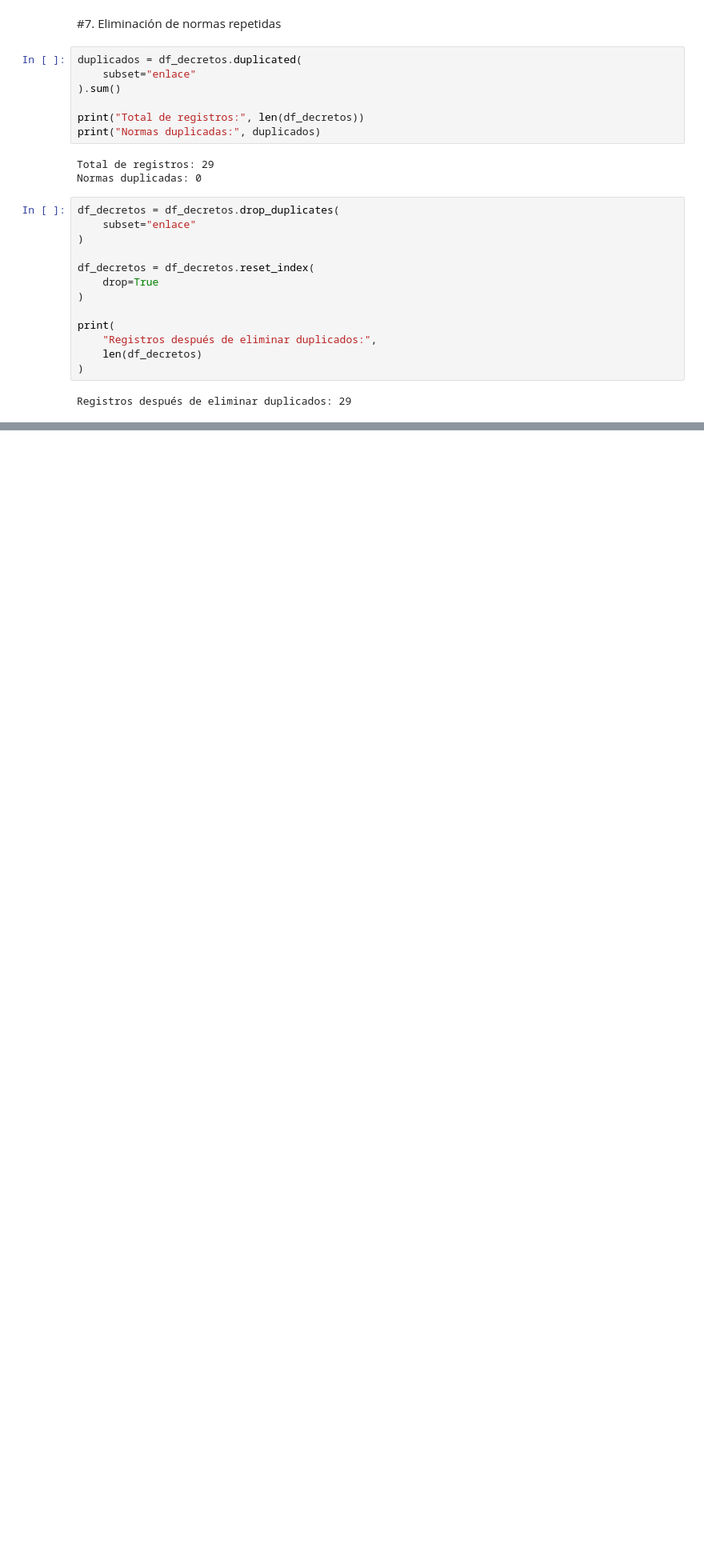
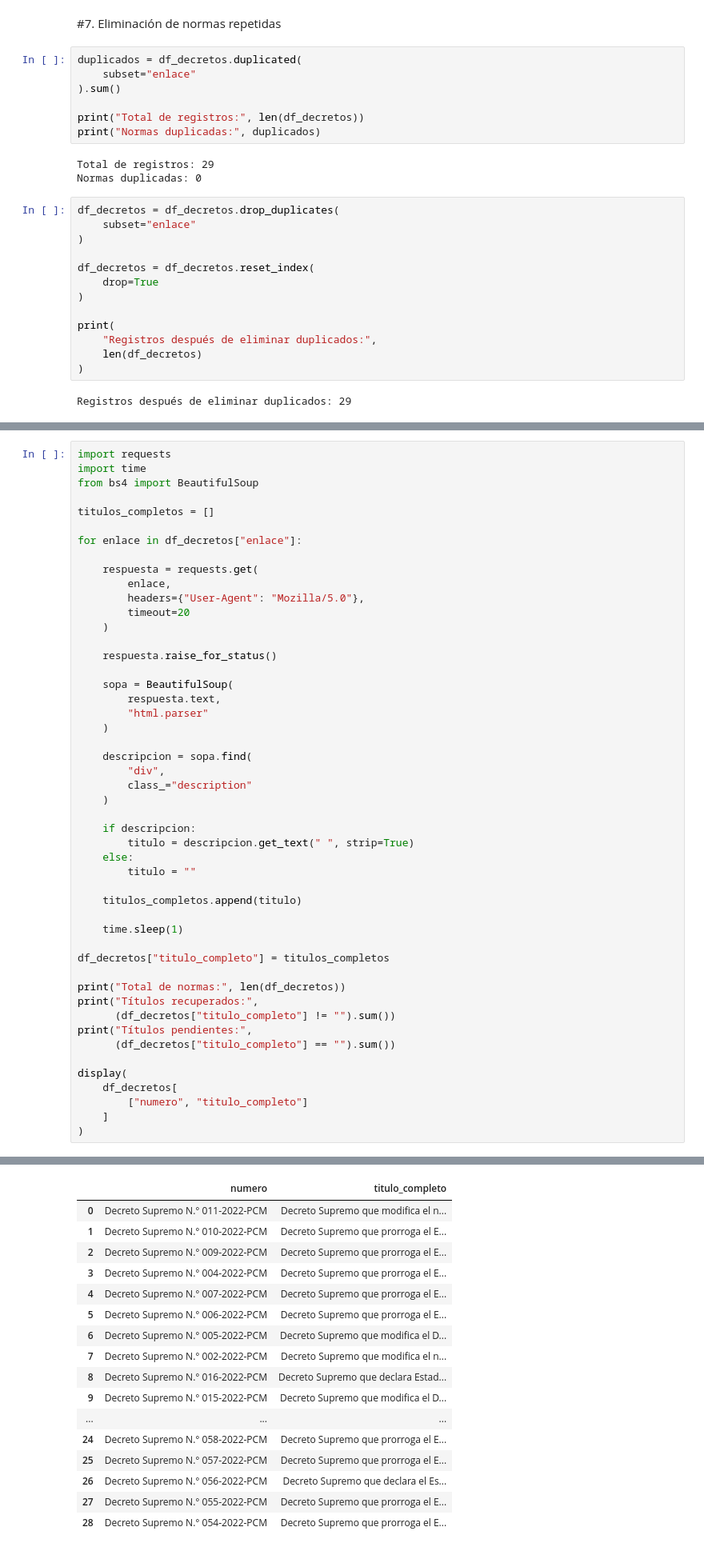
Before and after one commit to vguardiaf/qlabpucp-group5, a Jupyter notebook: assignment_2/scraping_emergencias.ipynb, the cells around one changed output, grey strips where cells are left out. Shown at 80% size. Cells and saved outputs as stored; diff of their text form; blank space fills up the shorter version.

```diff
--- a/assignment_2/scraping_emergencias.ipynb
+++ b/assignment_2/scraping_emergencias.ipynb
@@ -315,0 +360,50 @@ Registros después de eliminar duplicados: 29
+# %%
+import requests
+import time
+from bs4 import BeautifulSoup
+
+titulos_completos = []
+
+for enlace in df_decretos["enlace"]:
+
+    respuesta = requests.get(
+        enlace,
+        headers={"User-Agent": "Mozilla/5.0"},
+        timeout=20
+    )
+
+    respuesta.raise_for_status()
+
+    sopa = BeautifulSoup(
+        respuesta.text,
+        "html.parser"
+    )
+
+    descripcion = sopa.find(
+        "div",
+        class_="description"
+    )
+
+    if descripcion:
+        titulo = descripcion.get_text(" ", strip=True)
+    else:
+        titulo = ""
+
+    titulos_completos.append(titulo)
+
+    time.sleep(1)
+
+df_decretos["titulo_completo"] = titulos_completos
+
+print("Total de normas:", len(df_decretos))
+print("Títulos recuperados:",
+      (df_decretos["titulo_completo"] != "").sum())
+print("Títulos pendientes:",
+      (df_decretos["titulo_completo"] == "").sum())
+
+display(
+    df_decretos[
+        ["numero", "titulo_completo"]
+    ]
+)
+# %% [output]
@@ -315,0 +413,17 @@ Registros después de eliminar duplicados: 29
+|  | numero | titulo_completo |
+| 0 | Decreto Supremo N.° 011-2022-PCM | Decreto Supremo que modifica el n... |
+| 1 | Decreto Supremo N.° 010-2022-PCM | Decreto Supremo que prorroga el E... |
+| 2 | Decreto Supremo N.° 009-2022-PCM | Decreto Supremo que prorroga el E... |
+| 3 | Decreto Supremo N.° 004-2022-PCM | Decreto Supremo que prorroga el E... |
+| 4 | Decreto Supremo N.° 007-2022-PCM | Decreto Supremo que prorroga el E... |
+| 5 | Decreto Supremo N.° 006-2022-PCM | Decreto Supremo que prorroga el E... |
+| 6 | Decreto Supremo N.° 005-2022-PCM | Decreto Supremo que modifica el D... |
+| 7 | Decreto Supremo N.° 002-2022-PCM | Decreto Supremo que modifica el n... |
+| 8 | Decreto Supremo N.° 016-2022-PCM | Decreto Supremo que declara Estad... |
+| 9 | Decreto Supremo N.° 015-2022-PCM | Decreto Supremo que modifica el D... |
+| ... | ... | ... |
+| 24 | Decreto Supremo N.° 058-2022-PCM | Decreto Supremo que prorroga el E... |
+| 25 | Decreto Supremo N.° 057-2022-PCM | Decreto Supremo que prorroga el E... |
+| 26 | Decreto Supremo N.° 056-2022-PCM | Decreto Supremo que declara el Es... |
+| 27 | Decreto Supremo N.° 055-2022-PCM | Decreto Supremo que prorroga el E... |
+| 28 | Decreto Supremo N.° 054-2022-PCM | Decreto Supremo que prorroga el E... |
```
Also changed, not shown: parts of 18 cells of this notebook, 2 other files.
